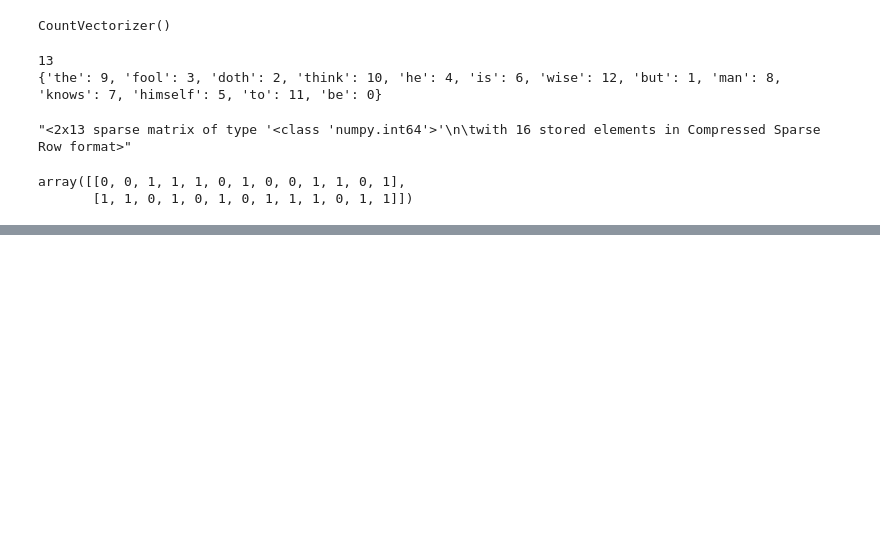
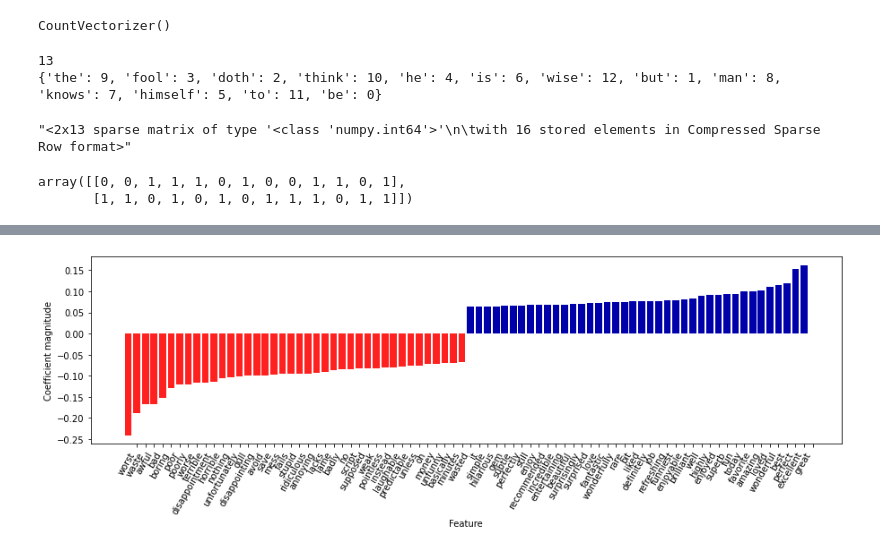
Before and after one commit to aashish-2096/Notebooks, a Jupyter notebook: Text Data.ipynb, the cells around one changed output, grey strips where cells are left out. Cells and saved outputs as stored; diff of their text form; code cells hidden in the pictures; blank space fills up the shorter version.

```diff
--- a/Text Data.ipynb
+++ b/Text Data.ipynb
@@ -134,3 +138,6 @@ param_grid = {'C': [0.001, 0.01, 0.1, 1, 10]}
+# %%
+vect = CountVectorizer(min_df=5,stop_words='english').fit(text_train)
+X_train = vect.transform(text_train)
 # %%
 grid = GridSearchCV(LogisticRegression(),param_grid,cv=5)
 grid.fit(X_train,y_train)
@@ -138,0 +152,6 @@ print(grid.best_params_)
+# %%
+pipe = make_pipeline(TfidfVectorizer(min_df=5,norm=None),LogisticRegression())
+param_grid = {'logisticregression__C':[0.001, 0.01, 0.1, 1, 10]}
+grid = GridSearchCV(pipe,param_grid,cv=5)
+grid.fit(text_train,y_train)
+print(grid.best_score_)
@@ -138,0 +160,8 @@ print(grid.best_params_)
+# %%
+vectorizer = grid.best_estimator_.named_steps['tfidfvectorizer']
+X_train = vectorizer.transform(text_train)
+max_val = X_train.max(axis=0).toarray().ravel()
+sorted_list = max_val.argsort()
+# %%
+feature_names = np.array(vectorizer.get_feature_names())
+print(feature_names[:20])
@@ -138,0 +189,5 @@ print(grid.best_params_)
+# %%
+mglearn.tools.visualize_coefficients(grid.best_estimator_.named_steps['logisticregression'].coef_,
+                                     feature_names,n_top_features=40)
+# %% [output]
+[figure, added]
```
Also changed, not shown: parts of 28 cells of this notebook.
